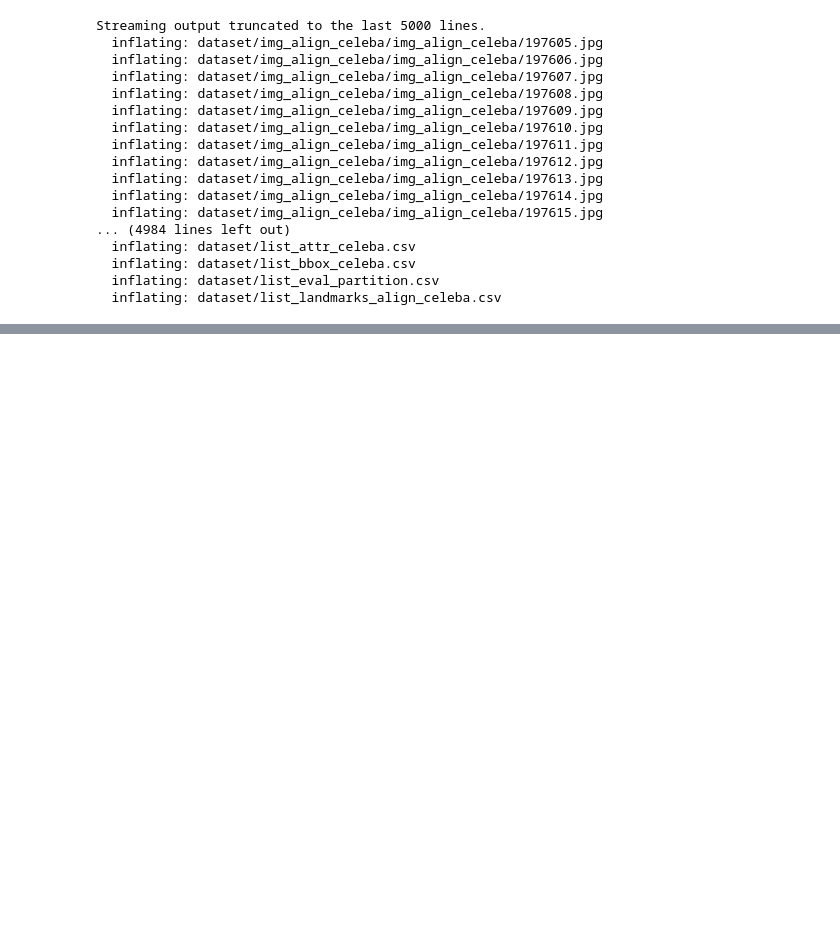
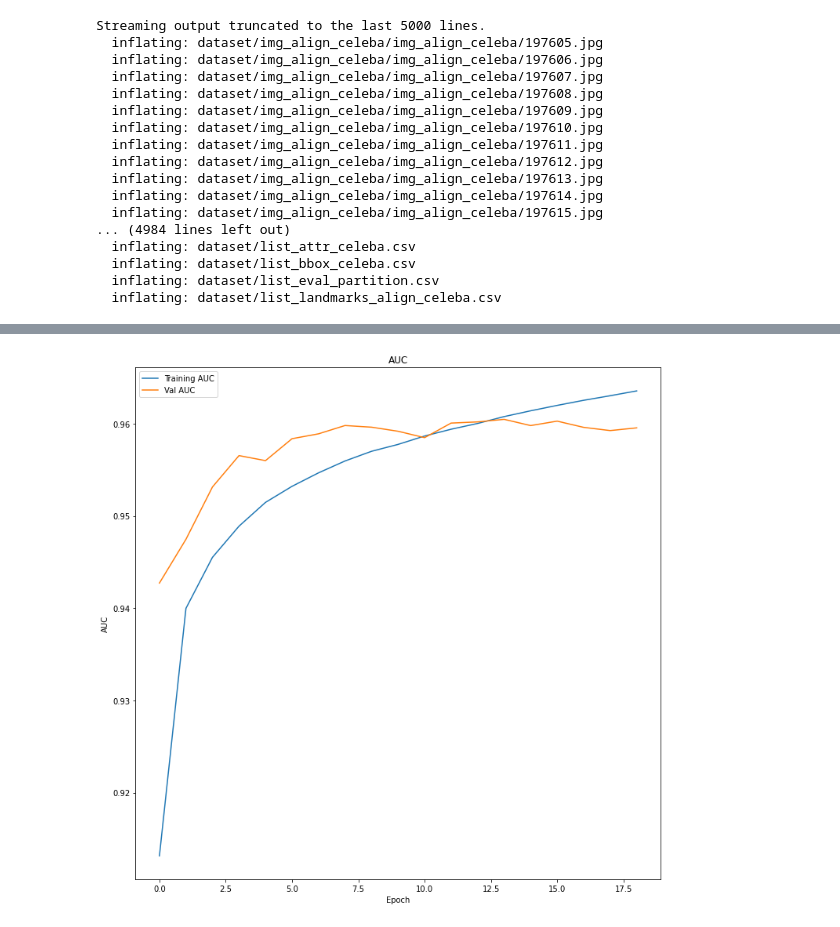
Before and after one commit to Domikado5/sw-projekt, a Jupyter notebook: FaceAttributesRecognition.ipynb, the cells around one changed output, grey strips where cells are left out. Drawn from its saved outputs; the diff is of its cells as text; code cells hidden in the pictures; blank space fills up the shorter version.

```diff
--- a/FaceAttributesRecognition.ipynb
+++ b/FaceAttributesRecognition.ipynb
@@ -191,0 +122,15 @@ del y_train_arr
+# %%
+from tensorflow.keras.preprocessing.image import img_to_array, load_img, ImageDataGenerator
+path = './dataset/img_align_celeba/img_align_celeba'
+
+train_datagen = ImageDataGenerator(rescale = 1./255)
+
+train_set = train_datagen.flow_from_dataframe(dataframe=train, directory=path,
+                                              x_col='image_id', y_col=y_cols, target_size=(218, 178),
+                                              class_mode='raw')
+
+test_datagen = ImageDataGenerator(rescale = 1./255)
+
+test_set = test_datagen.flow_from_dataframe(dataframe=test, directory=path,
+                                            x_col='image_id', y_col=y_cols, target_size=(218, 178),
+                                            class_mode='raw', shuffle=False)
@@ -191,0 +140,2 @@ del y_train_arr
+# %%
+history = model.fit(x=train_set, batch_size=64, epochs=50, validation_data=test_set, callbacks=my_callbacks)
@@ -191,0 +162,40 @@ del y_train_arr
+# %%
+import matplotlib.pyplot as plt
+
+def plot_history_1(history):
+    """
+    This function plots the loss value during the training
+    """
+    plt.figure(figsize=(12, 12))
+    plt.subplot(2, 1, 1)
+    plt.plot(history.history['loss'])
+    plt.title('Training loss')
+    plt.xlabel('Epoch')
+    plt.ylabel('Loss')
+
+    plt.subplot(2, 1, 2)
+    plt.plot(history.history['val_loss'])
+    plt.title('Validation loss')
+    plt.xlabel('Epoch')
+    plt.ylabel('Loss')
+
+    plt.show()
+
+
+def plot_history(history):
+    """
+    This function plots the loss value during the training
+    """
+    plt.figure(figsize=(12, 12))
+    plt.plot(history.history['auc'])
+    plt.plot(history.history['val_auc'])
+    plt.title('AUC')
+    plt.xlabel('Epoch')
+    plt.ylabel('AUC')
+    plt.legend(['Training AUC', 'Val AUC'])
+
+    plt.show()
+
+plot_history(history)
+# %% [output]
+[figure, added]
```
Also changed, not shown: parts of 14 cells of this notebook, 1 other file.
